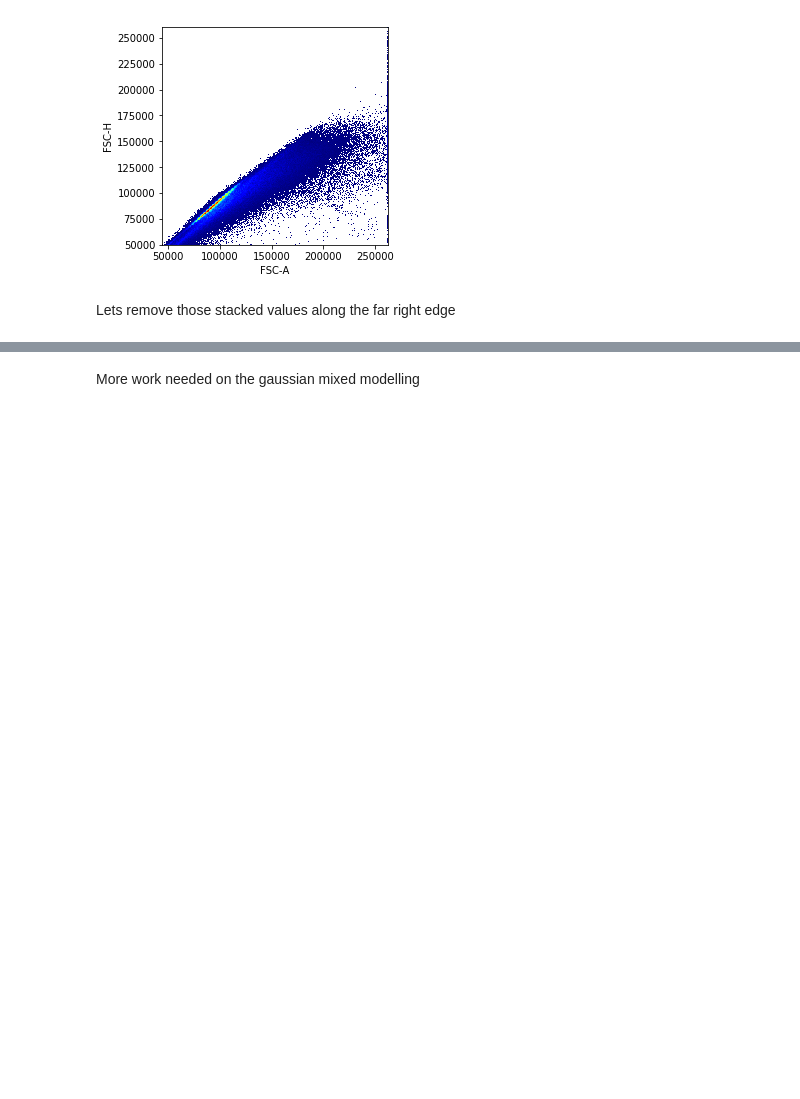
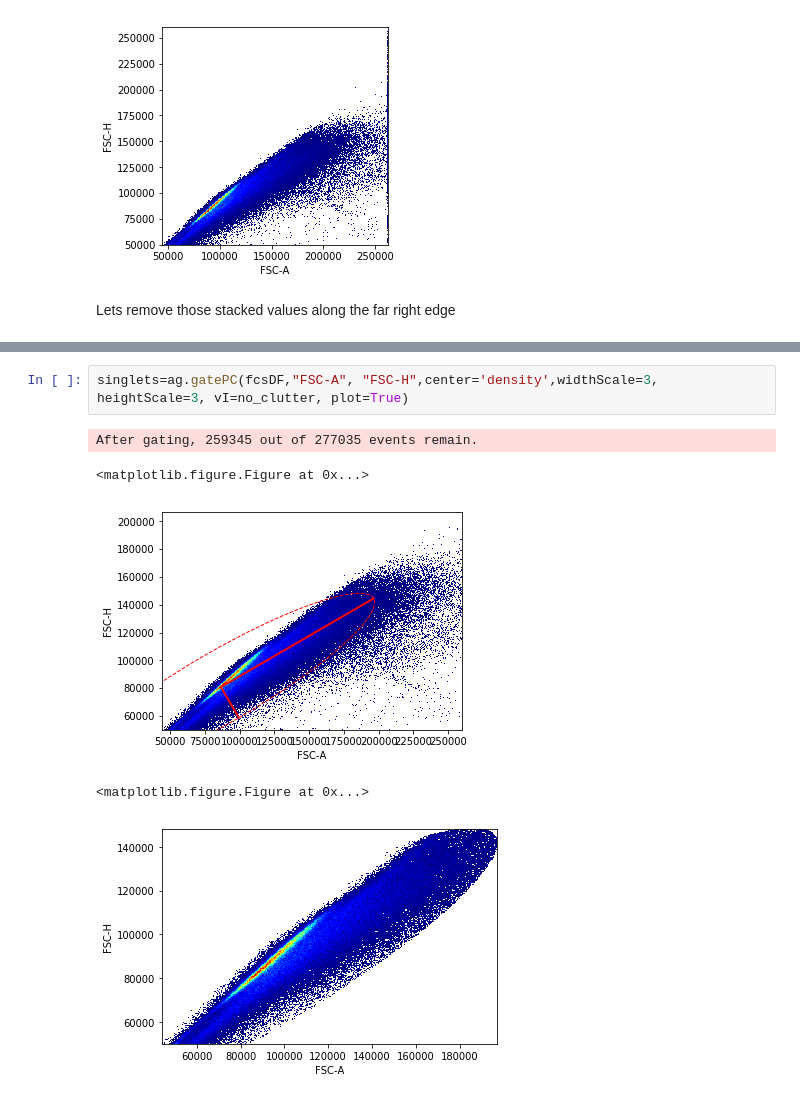
Before and after one commit to LudvigEk/aligater, a Jupyter notebook: pyAliGater_testing.ipynb, the cells around one changed output, grey strips where cells are left out. Drawn from its saved outputs; the diff is of its cells as text; blank space fills up the shorter version.

```diff
--- a/pyAliGater_testing.ipynb
+++ b/pyAliGater_testing.ipynb
@@ -28,2 +36,8 @@ After gating, 277035 out of 279440 events remain.
-# %% [markdown]
-More work needed on the gaussian mixed modelling
+# %%
+singlets=ag.gatePC(fcsDF,"FSC-A", "FSC-H",center='density',widthScale=3, heightScale=3, vI=no_clutter, plot=True)
+# %% [output]
+After gating, 259345 out of 277035 events remain.
+<matplotlib.figure.Figure at 0x...>
+[figure, added]
+<matplotlib.figure.Figure at 0x...>
+[figure, added]
```
Also changed, not shown: parts of 26 cells of this notebook, 3 other files.
